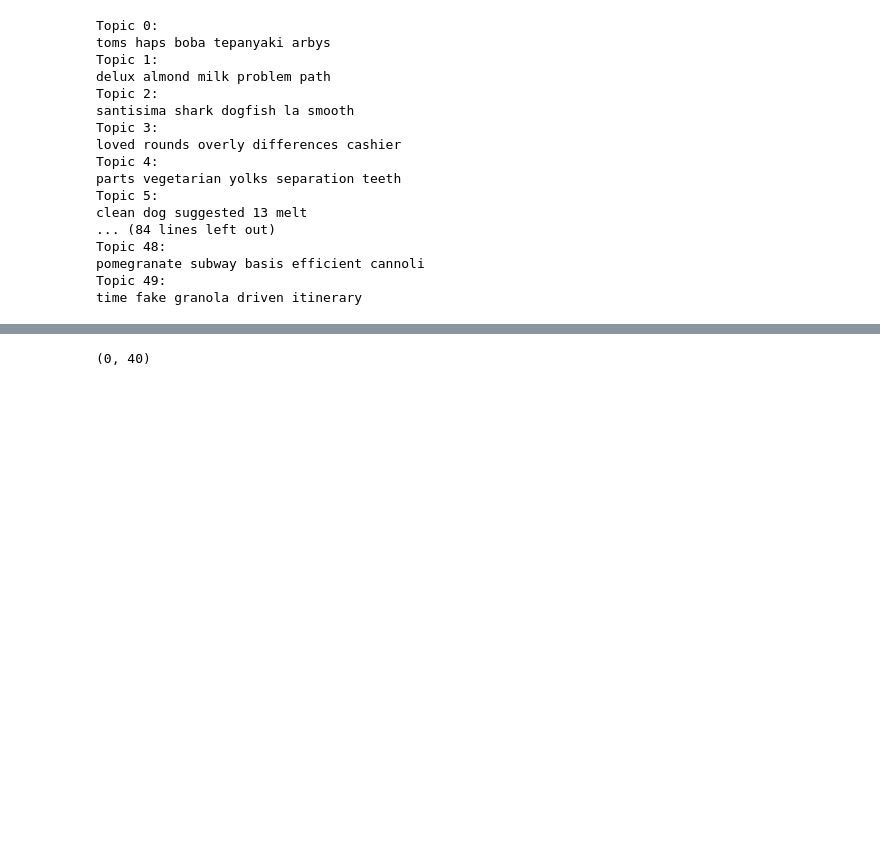
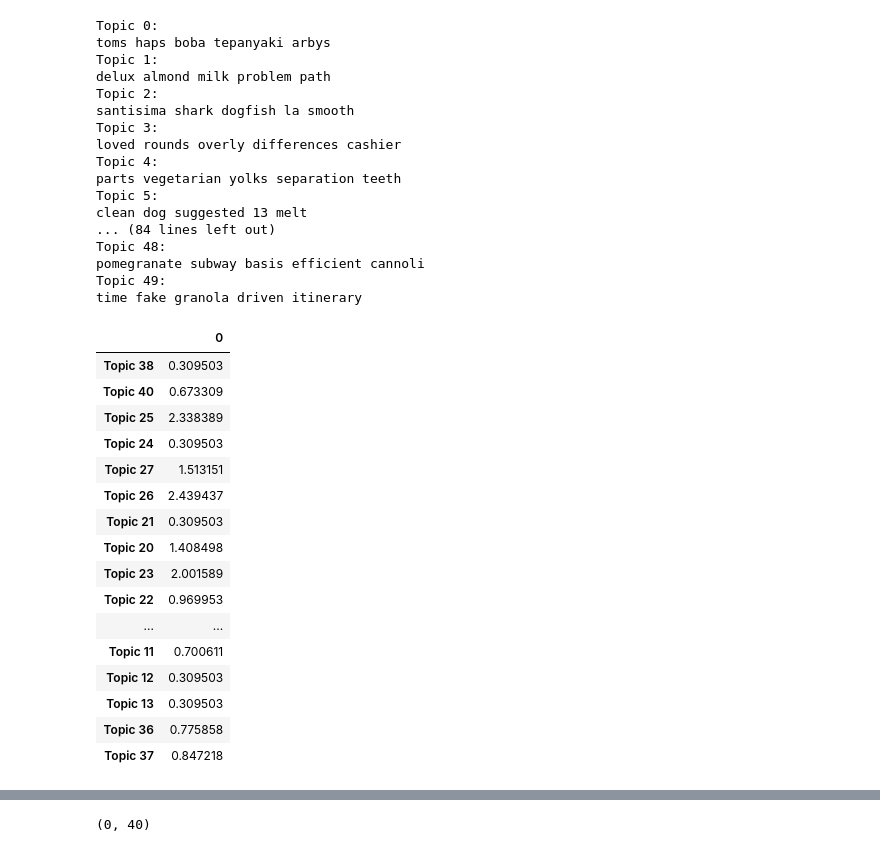
Before and after one commit to edeo/yelp-classification, a Jupyter notebook: machine_learning/sample_user_recommendation.ipynb, the cells around one changed output, grey strips where cells are left out. Cells and saved outputs as stored; diff of their text form; code cells hidden in the pictures; blank space fills up the shorter version.

```diff
--- a/machine_learning/sample_user_recommendation.ipynb
+++ b/machine_learning/sample_user_recommendation.ipynb
@@ -379,0 +391,20 @@ for review in lda_good:
+# %%
+average_topics
+# %% [output]
+|  | 0 |
+| Topic 38 | 0.309503 |
+| Topic 40 | 0.673309 |
+| Topic 25 | 2.338389 |
+| Topic 24 | 0.309503 |
+| Topic 27 | 1.513151 |
+| Topic 26 | 2.439437 |
+| Topic 21 | 0.309503 |
+| Topic 20 | 1.408498 |
+| Topic 23 | 2.001589 |
+| Topic 22 | 0.969953 |
+| ... | ... |
+| Topic 11 | 0.700611 |
+| Topic 12 | 0.309503 |
+| Topic 13 | 0.309503 |
+| Topic 36 | 0.775858 |
+| Topic 37 | 0.847218 |
```
Also changed, not shown: parts of 3 cells of this notebook, 1 other file.
